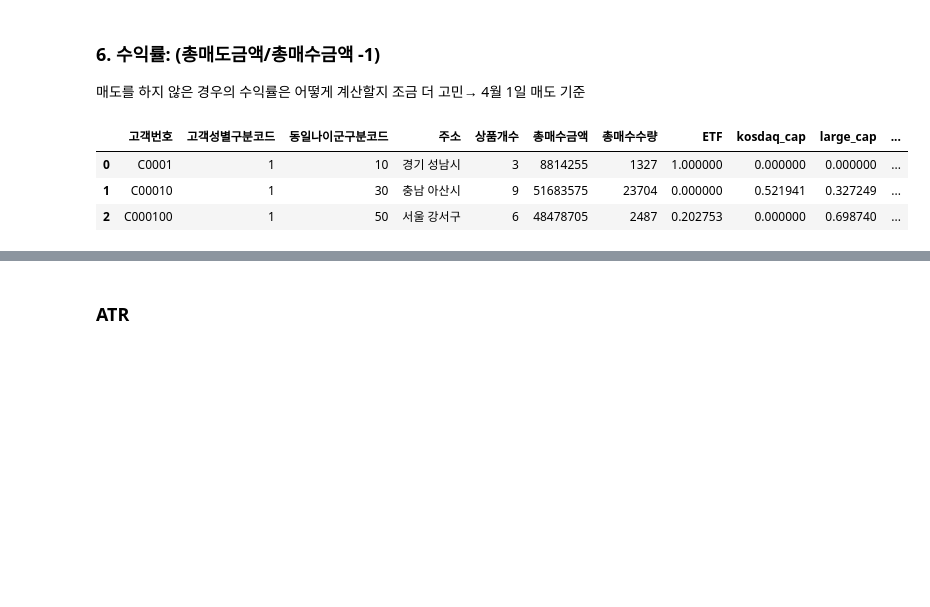
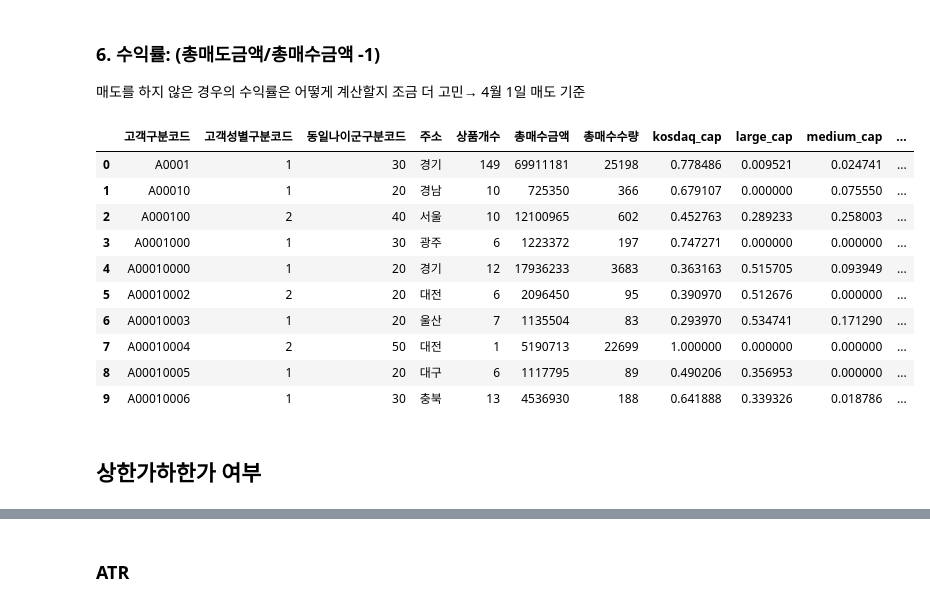
Before and after one commit to christine127/Portfolio_Recommendation_Project, a Jupyter notebook: 데이터전처리.ipynb, the cells around one changed output, grey strips where cells are left out. Drawn from its saved outputs; the diff is of its cells as text; code cells hidden in the pictures; blank space fills up the shorter version.

```diff
--- a/데이터전처리.ipynb
+++ b/데이터전처리.ipynb
@@ -188,8 +177,6 @@ customer_info
 # %% [markdown]
 ### 5. 종목보유기간: 매수-매도 기간
 거래량을 차감해서 계산하는 형태
-# %%
-file[['고객등록일자', '계좌개설일자', '주문일자']] = file[['고객등록일자', '계좌개설일자', '주문일자']].apply(pd.to_datetime, format='%Y%m%d')
 # %%
 # return 2가지
 # 1. 매도된 주식이 언제 매수한 주식인지 계산
@@ -351,11 +349,11 @@ customer_info
 # %%
 # 수익률 계산
 def cal_rate_of_return(df):
-    cust_acc_set = set(df['고객번호'])
-    cust_rate_return = pd.DataFrame(columns=['고객번호', '수익률'])
+    cust_set = df['고객구분코드'].unique()
+    cust_rate_return = pd.DataFrame(columns=['고객구분코드', '수익률'])
 
-    for cust in cust_acc_set:
-        invest = df[df['고객번호'] == cust][['고객번호', '계좌번호', '주문일자', '주문시각', '최초주문번호', '주문번호', '상품번호', '상품명', '거래소구분코드', '매도매수구분코드', '실주문단가', '주문수량', '정정취소구분코드', '정정확인수량', '취소확인수량', '총체결건수', '총체결수량', '총체결금액']]
+    for cust in cust_set:
+        invest = df[df['고객구분코드'] == cust][['고객구분코드', '주문일자', '상품번호', '상품명', '매도매수구분코드','실주문단가', '주문수량', '총체결수량', '총체결금액']]
         combine_df = pd.DataFrame(columns= invest.columns)
 
         # (고객번호)가 거래한 상품번호
@@ -364,46 +362,58 @@ def cal_rate_of_return(df):
         total_sell_price = 0
         total_buy_price = 0
 
+
         # loop 한번 돌 때 마다 상품번호 끼리 묶음
         for num in stock_code:
             temp = invest.loc[invest['상품번호'] == num]
 
-            # 주문취소 row 2개 삭제
-            cancel_set = set(temp[temp['정정취소구분코드'] == 2]['최초주문번호'])
-            temp = temp[~temp['최초주문번호'].isin(cancel_set)]
-
-            # 가격 정정 --> 한줄로 (마지막으로 체결된 row만 남김)
-            correct_set = set(temp[temp['정정취소구분코드'] == 1]['최초주문번호'])
-            temp = temp.drop(temp[(temp['최초주문번호'].isin(correct_set)) & (temp['총체결수량'] == 0)].index)
+            first_date = min(temp['주문일자'])
+            first_date = first_date.strftime('%Y%m%d')
 
 
-            # 4월 1일 종가 가져오기
-            ticker_code = temp['상품번호'].apply(lambda x: x[6:])
-            closing_price = stock.get_market_ohlcv_by_date("20200401", "20200401", ticker_code).iloc[0]['종가']
+            # ticker_code = temp['상품번호'].apply(lambda x: x[6:])
+            ticker_code = temp['상품번호'].apply(lambda x: x[6:]).values[0]
 
             # 매도매수수량
             sell_quantity = temp[temp['매도매수구분코드']==1]['총체결수량'].sum()
             buy_quantity = temp[temp['매도매수구분코드']==2]['총체결수량'].sum()
 
 
-            # 총매수매도금액
             buy_price = temp[temp['매도매수구분코드']==2]['총체결금액'].sum()
             sell_price = temp[temp['매도매수구분코드']==1]['총체결금액'].sum()
-            sell_price = sell_price + (closing_price*(buy_quantity-sell_quantity))
+
+            if buy_quantity >= sell_quantity:
+                # 4월 1일 종가 가져오기
+                # closing_price = stock.get_market_ohlcv_by_date("20200401", "20200401", ticker_code).iloc[0]['종가']
+                closing_price = stock_0401[stock_0401['종목코드']== ticker_code].iloc[0]['종가'] # KRX사이트에서 받은 데이터에서 4월 1일 종가 가져오기
+                sell_price = sell_price + (closing_price*(buy_quantity-sell_quantity))
+            else:
+                # 고객의 첫구매일 종가 가져오기
+                # closing_price = stock.get_market_ohlcv_by_date(first_date, first_date, ticker_code).iloc[0]['종가']
+                closing_price = df[df['code']== ticker_code].iloc[0]['당일종가'] # pykrx보다는 저희 원래 데이터가 정확하니 원래 데이터에서 종가 가져오는게 좋을것 같음
+                buy_price = buy_price + (closing_price*(sell_quantity-buy_quantity))
+
             total_sell_price += sell_price
             total_buy_price += buy_price
 
         # 수익률
         rate_of_return = (total_sell_price/total_buy_price -1) * 100
 
-        cust_rate_return = cust_rate_return.append({'고객번호':cust, '수익률':rate_of_return}, ignore_index=True)
+        cust_rate_return = cust_rate_return.append({'고객구분코드':cust, '수익률':rate_of_return}, ignore_index=True)
 
     return cust_rate_return
 # %%
-customer_info = pd.merge(customer_info, cal_rate_of_return(file), on='고객번호')
-customer_info
+customer_info = pd.merge(customer_info, cal_rate_of_return(file), on='고객구분코드')
+# customer_info
 # %% [output]
-|  | 고객번호 | 고객성별구분코드 | 동일나이군구분코드 | 주소 | 상품개수 | 총매수금액 | 총매수수량 | ETF | kosdaq_cap | large_cap | ... |
-| 0 | C0001 | 1 | 10 | 경기 성남시 | 3 | 8814255 | 1327 | 1.000000 | 0.000000 | 0.000000 | ... |
-| 1 | C00010 | 1 | 30 | 충남 아산시 | 9 | 51683575 | 23704 | 0.000000 | 0.521941 | 0.327249 | ... |
-| 2 | C000100 | 1 | 50 | 서울 강서구 | 6 | 48478705 | 2487 | 0.202753 | 0.000000 | 0.698740 | ... |
+|  | 고객구분코드 | 고객성별구분코드 | 동일나이군구분코드 | 주소 | 상품개수 | 총매수금액 | 총매수수량 | kosdaq_cap | large_cap | medium_cap | ... |
+| 0 | A0001 | 1 | 30 | 경기 | 149 | 69911181 | 25198 | 0.778486 | 0.009521 | 0.024741 | ... |
+| 1 | A00010 | 1 | 20 | 경남 | 10 | 725350 | 366 | 0.679107 | 0.000000 | 0.075550 | ... |
+| 2 | A000100 | 2 | 40 | 서울 | 10 | 12100965 | 602 | 0.452763 | 0.289233 | 0.258003 | ... |
+| 3 | A0001000 | 1 | 30 | 광주 | 6 | 1223372 | 197 | 0.747271 | 0.000000 | 0.000000 | ... |
+| 4 | A00010000 | 1 | 20 | 경기 | 12 | 17936233 | 3683 | 0.363163 | 0.515705 | 0.093949 | ... |
+| 5 | A00010002 | 2 | 20 | 대전 | 6 | 2096450 | 95 | 0.390970 | 0.512676 | 0.000000 | ... |
+| 6 | A00010003 | 1 | 20 | 울산 | 7 | 1135504 | 83 | 0.293970 | 0.534741 | 0.171290 | ... |
+| 7 | A00010004 | 2 | 50 | 대전 | 1 | 5190713 | 22699 | 1.000000 | 0.000000 | 0.000000 | ... |
+| 8 | A00010005 | 1 | 20 | 대구 | 6 | 1117795 | 89 | 0.490206 | 0.356953 | 0.000000 | ... |
+| 9 | A00010006 | 1 | 30 | 충북 | 13 | 4536930 | 188 | 0.641888 | 0.339326 | 0.018786 | ... |
@@ -409,0 +422,2 @@ customer_info
+# %% [markdown]
+## 상한가하한가 여부
```
Also changed, not shown: parts of 89 cells of this notebook.
